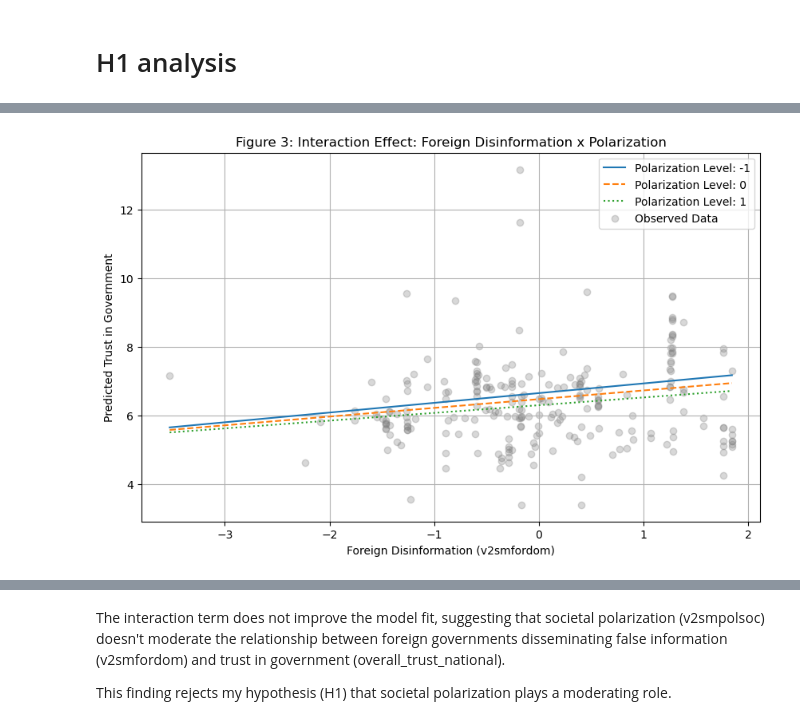
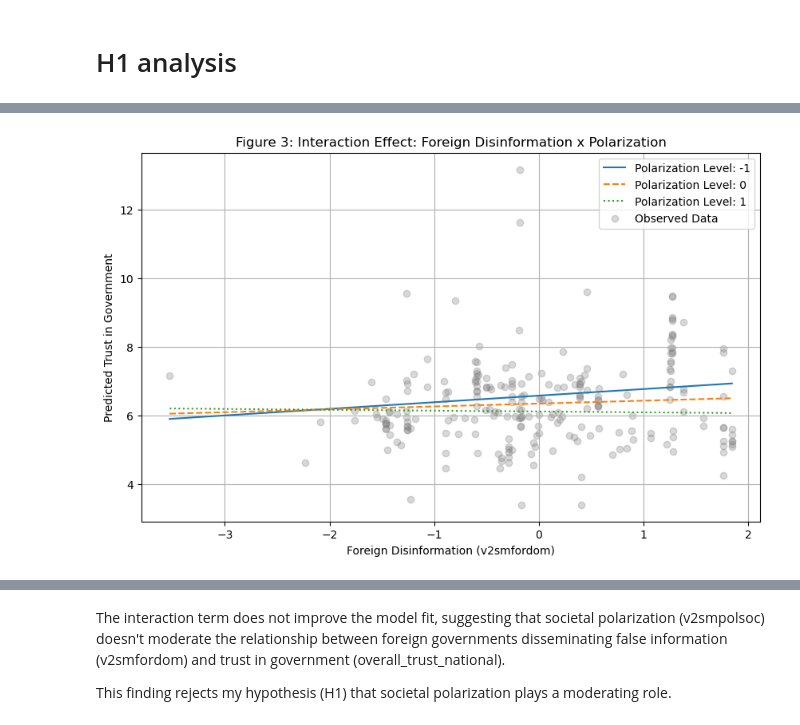
Before and after one commit to belannavandamme/bap_thesis, a Jupyter notebook: data_analysis_secondversion.ipynb, the cells around one changed output, grey strips where cells are left out. Saved outputs shown, nothing was run; the diff lists cells and outputs as text; code cells hidden in the pictures.

```diff
--- a/data_analysis_secondversion.ipynb
+++ b/data_analysis_secondversion.ipynb
@@ -414,7 +439,7 @@ region_mapping = {
     "Germany": "Western Europe",
     "Greece": "Southern Europe",
     "Iceland": "Northern Europe",
-    "Ireland": "Notrthern Europe",
+    "Ireland": "Northern Europe",
     "Italy": "Southern Europe",
     "Israel": "Southern Europe",  # Geographically part of the Middle East but sometimes grouped with Europe
     "Latvia": "Northern Europe",
@@ -813,0 +736,9 @@ Recommendations
+# %%
+model_year = smf.mixedlm(
+    "overall_trust_national ~ v2smfordom + v2x_corr + stfeco + v2smgovdom + e_peaveduc + v2smpolsoc + interaction_term",
+    data=X_scaled,
+    groups=X_scaled["Year"],  # Random intercept for Year
+    re_formula="~1"
+)
+result = model_year.fit()
+print(result.summary())
@@ -925,31 +847,32 @@ for level, style in zip(polarization_levels, line_styles):
         'v2smfordom': v2smfordom_range,
         'v2x_corr': level,  # Set polarization level
         'interaction_term': v2smfordom_range * level,
         'stfeco': X_scaled['stfeco'].mean(),
         'v2smgovdom': X_scaled['v2smgovdom'].mean(),
+        'v2smpolsoc': X_scaled['v2smpolsoc'].mean(),
         'e_peaveduc': X_scaled['e_peaveduc'].mean()
     })
 
     # Predict outcomes
     prediction_data['predicted_trust'] = result.predict(prediction_data)
 
     # Plot the predicted values
     plt.plot(
         prediction_data['v2smfordom'],
         prediction_data['predicted_trust'],
         linestyle=style,
         label=f"Polarization Level: {level}"
     )
 
 # Add observed data as scatter points for reference
 plt.scatter(X_scaled['v2smfordom'], X_scaled['overall_trust_national'], alpha=0.3, color='gray', label='Observed Data')
 
 # Add plot labels, title, and legend
 plt.xlabel("Foreign Disinformation (v2smfordom)")
 plt.ylabel("Predicted Trust in Government")
 plt.title("Figure 3: Interaction Effect: Foreign Disinformation x Polarization")
 plt.legend()
 plt.grid(True)
 plt.show()
 # %% [output]
-[figure, old version]
+[figure, new version]
```
Also changed, not shown: parts of 25 cells of this notebook, 4 other files.
